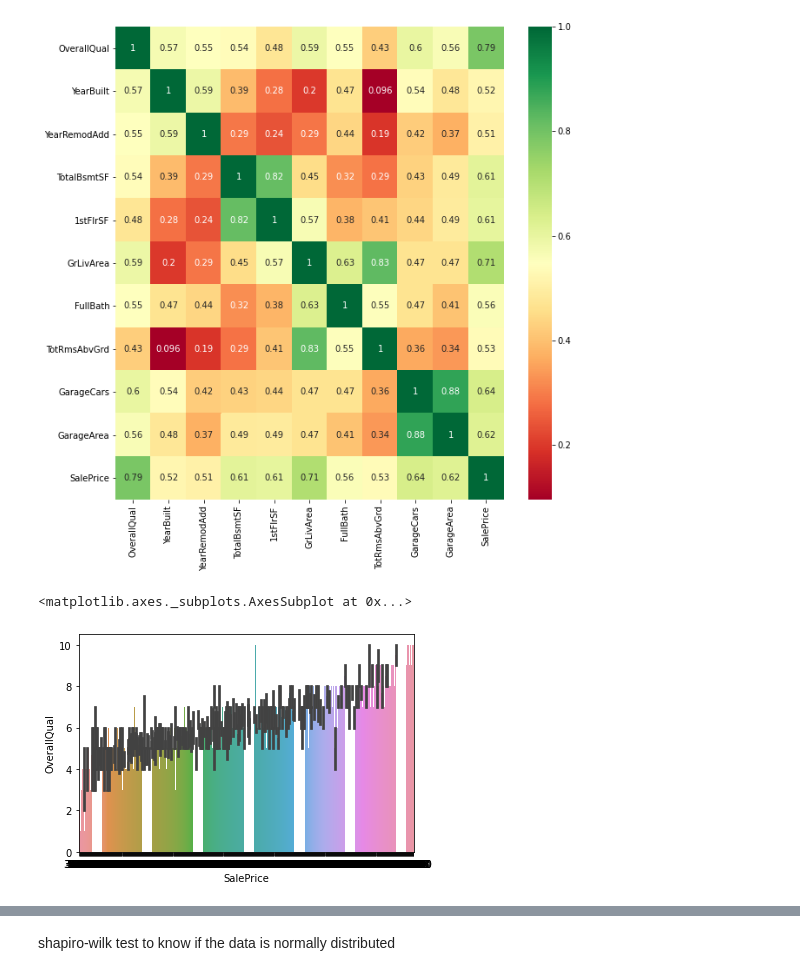
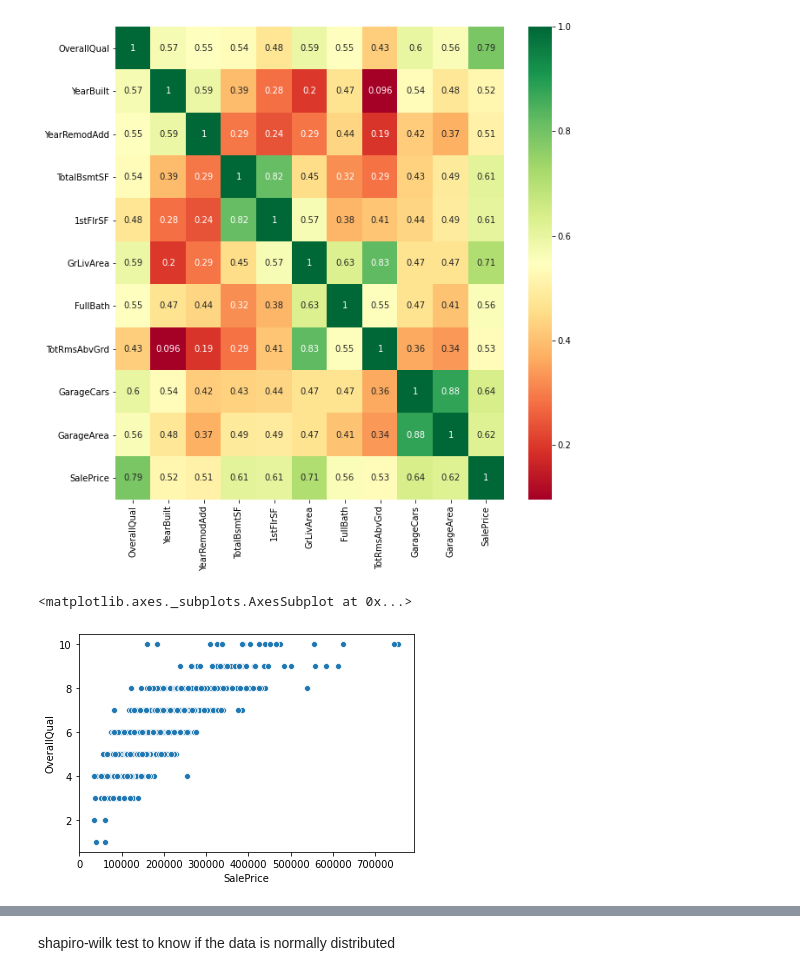
Before and after one commit to nilberthsouza/HousePricingPredict, a Jupyter notebook: EDA.ipynb, the cells around one changed output, grey strips where cells are left out. Drawn from its saved outputs; the diff is of its cells as text; code cells hidden in the pictures.

```diff
--- a/EDA.ipynb
+++ b/EDA.ipynb
@@ -44,7 +61,7 @@ g = sns.heatmap(train[mostCorrelatedFeatures].corr(),annot=True,cmap="RdYlGn")
 # %% [output]
 [figure]
 # %%
-sns.barplot(train.SalePrice, train.OverallQual)
+sns.scatterplot(train.SalePrice, train.OverallQual)
 # %% [output]
 <matplotlib.axes._subplots.AxesSubplot at 0x...>
-[figure, old version]
+[figure, new version]
```
Also changed, not shown: parts of 20 cells of this notebook.
